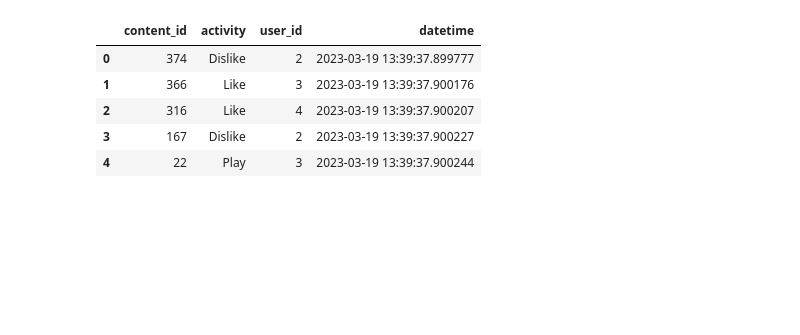
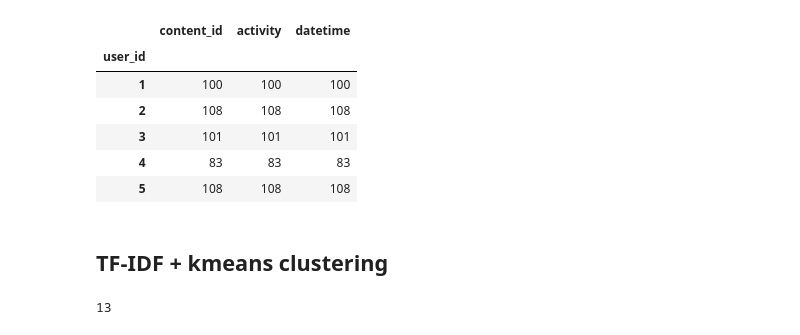
Before and after one commit to zoneout215/RS_assignment, a Jupyter notebook: content_based.ipynb, the cells around one changed output. Drawn from its saved outputs; the diff is of its cells as text; code cells hidden in the pictures; blank space fills up the shorter version.

Commit message:
the base of tf-idf and kmeans

```diff
--- a/content_based.ipynb
+++ b/content_based.ipynb
@@ -20,10 +19,12 @@ df.head()
 activity = pd.read_json('./activities.json')
 # %%
 activity.head()
+activity.groupby('user_id').count()
 # %% [output]
-|  | content_id | activity | user_id | datetime |
-| 0 | 374 | Dislike | 2 | 2023-03-19 13:39:37.899777 |
-| 1 | 366 | Like | 3 | 2023-03-19 13:39:37.900176 |
-| 2 | 316 | Like | 4 | 2023-03-19 13:39:37.900207 |
-| 3 | 167 | Dislike | 2 | 2023-03-19 13:39:37.900227 |
-| 4 | 22 | Play | 3 | 2023-03-19 13:39:37.900244 |
+|  | content_id | activity | datetime |
+| user_id |  |  |  |
+| 1 | 100 | 100 | 100 |
+| 2 | 108 | 108 | 108 |
+| 3 | 101 | 101 | 101 |
+| 4 | 83 | 83 | 83 |
+| 5 | 108 | 108 | 108 |
@@ -37,0 +31,22 @@ joined.dropna(subset=['id'], inplace=True)
+# %% [markdown]
+## TF-IDF + kmeans clustering
+# %%
+#tf-idf and kmeans for all movies
+# Convert the text data to a matrix of TF-IDF features
+tfidf_vectorizer = TfidfVectorizer(stop_words='english')
+tfidf = tfidf_vectorizer.fit_transform(df['description'])
+
+
+inertia = []
+#calculate the optimal number of clusters
+K = range(1, 20)
+for k in K:
+    kmeanModel = KMeans(n_clusters=k,random_state=0)
+    kmeanModel.fit(tfidf)
+    inertia.append(kmeanModel.inertia_)
+
+
+kn = KneeLocator(K, inertia, curve='convex', direction='decreasing')
+print(kn.knee)
+# %% [output]
+13
```
Also changed, not shown: parts of 9 cells of this notebook.
